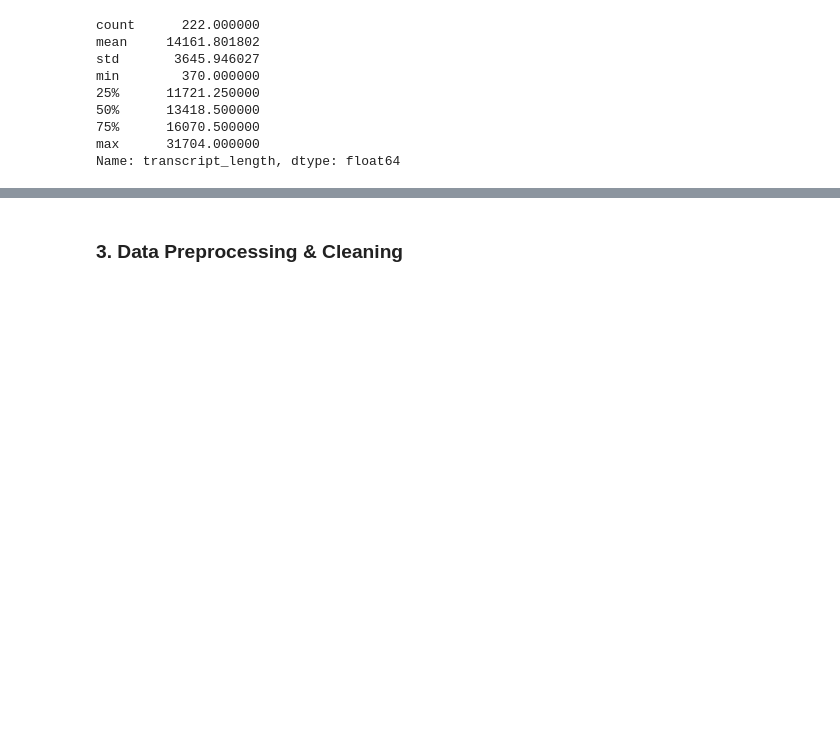
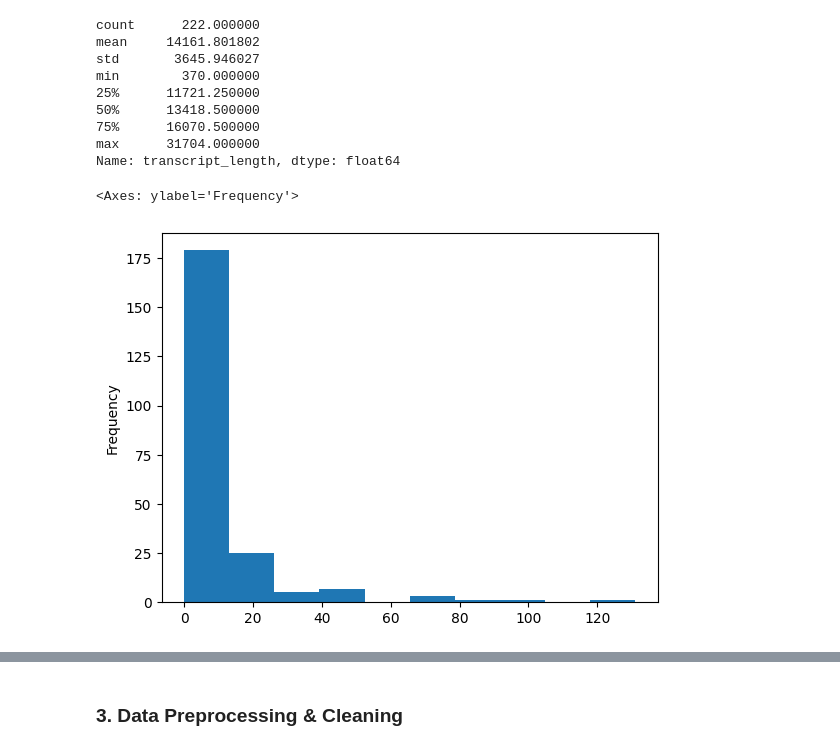
Before and after one commit to OMAR-AHMED-SAAD/NLP_PROJECT_111, a Jupyter notebook: preprocessing.ipynb, the cells around one changed output, grey strips where cells are left out. Drawn from its saved outputs; the diff is of its cells as text; code cells hidden in the pictures; blank space fills up the shorter version.

```diff
--- a/preprocessing.ipynb
+++ b/preprocessing.ipynb
@@ -95,3 +99,22 @@ min        370.000000
 75%      16070.500000
 max      31704.000000
 Name: transcript_length, dtype: float64
+# %%
+def count_non_arabic_words(text: str) -> int:
+    """
+    Count the number of non-arabic words in a text, that are also not a number
+    """
+    non_arabic_words = 0
+    for word in text.split():
+        if re.search(r'[a-zA-Z]', word):
+            non_arabic_words += 1
+    return non_arabic_words
+
+# Apply the function on the DataFrame
+df['non_arabic_words_count'] = df['episode_transcript'].apply(count_non_arabic_words)
+
+# Plot the distribution of non-arabic words
+df['non_arabic_words_count'].plot(kind='hist')
+# %% [output]
+<Axes: ylabel='Frequency'>
+[figure, added]
```
Also changed, not shown: parts of 7 cells of this notebook.
